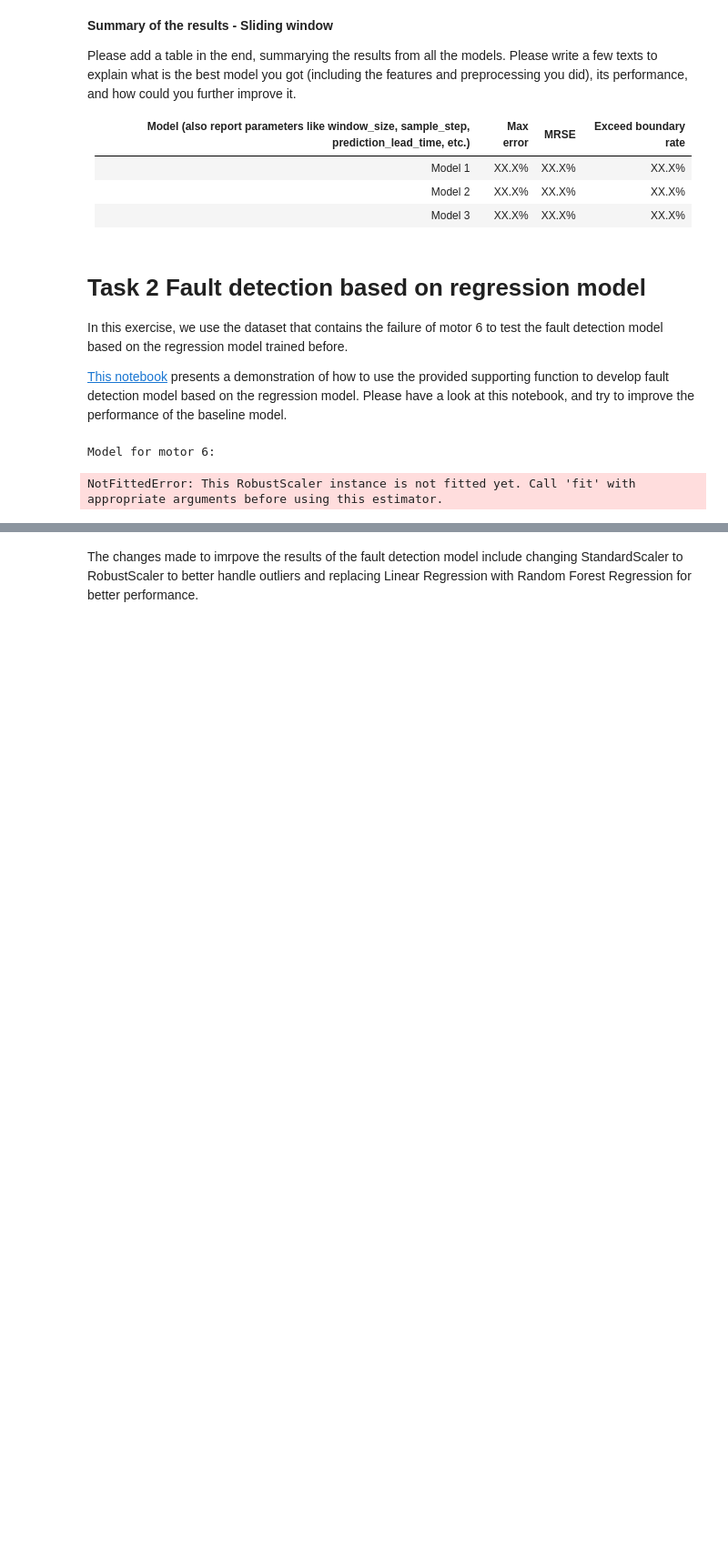
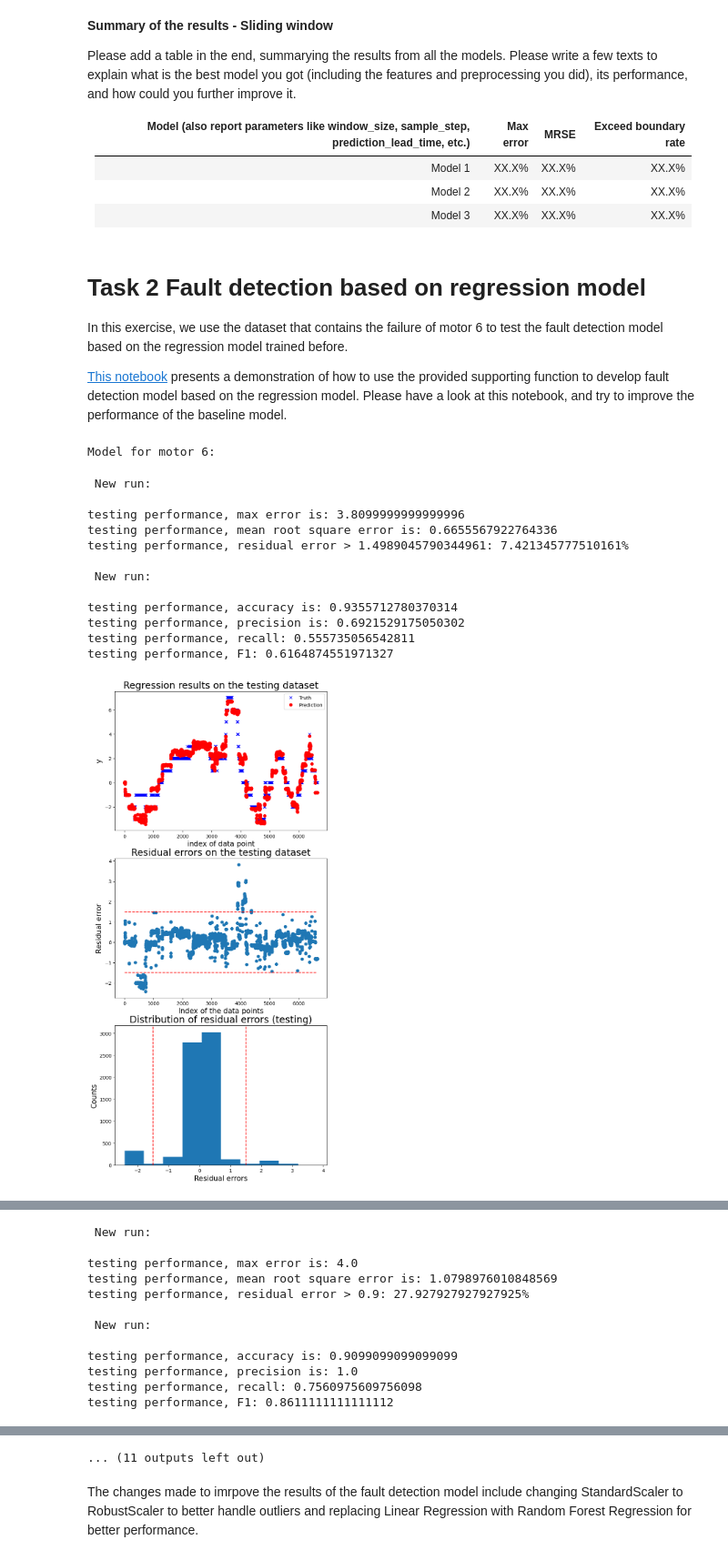
Before and after one commit to MerseSzalai/Group_3, a Jupyter notebook: projects/maintenance_industry_4_2024/ws_group_3/deliverables/WP_3_20240521/TD_WP_3_Complete.ipynb, the cells around one changed output, grey strips where cells are left out. Shown at 91% size. Saved outputs shown, nothing was run; the diff lists cells and outputs as text; code cells hidden in the pictures; blank space fills up the shorter version.

```diff
--- a/projects/maintenance_industry_4_2024/ws_group_3/deliverables/WP_3_20240521/TD_WP_3_Complete.ipynb
+++ b/projects/maintenance_industry_4_2024/ws_group_3/deliverables/WP_3_20240521/TD_WP_3_Complete.ipynb
@@ -527,8 +526,9 @@ In this exercise, we use the dataset that contains the failure of motor 6 to tes
 import numpy as np
 import pandas as pd
 from sklearn.pipeline import Pipeline
-from sklearn.preprocessing import RobustScaler
+from sklearn.preprocessing import RobustScaler, StandardScaler
 from sklearn.ensemble import RandomForestRegressor
+from sklearn.linear_model import LinearRegression
 from sklearn.model_selection import TimeSeriesSplit, cross_val_score, GridSearchCV
 from utility import read_all_test_data_from_path, extract_selected_feature, prepare_sliding_window, FaultDetectReg
 
@@ -614,6 +614,8 @@ steps = [
 # Create the pipeline
 mdl_linear_regreession = Pipeline(steps)
 
+mdl = mdl_linear_regreession.fit(x_tr, y_temp_tr)
+
 # Hyperparameter tuning
 param_grid = {
     'regressor__n_estimators': [50, 100, 200],
@@ -630,31 +632,43 @@ test_id = [
     '20240425_094425',
     '20240426_140055',
     '20240503_163963',
     '20240503_164675',
     '20240503_165189'
 ]
 df_test = df_data[df_data['test_condition'].isin(test_id)]
 
 # Define the fault detector.
 detector_reg = FaultDetectReg(reg_mdl=mdl_linear_regreession, threshold=threshold, abnormal_limit=abnormal_limit, window_size=window_size, sample_step=sample_step, pred_lead_time=prediction_lead_time)
 
 # # Run cross validation
 n_fold = 7
 _, y_label_test_org = extract_selected_feature(df_data=df_test, feature_list=feature_list_all, motor_idx=6, mdl_type='clf')
 x_test_org, y_temp_test_org = extract_selected_feature(df_data=df_test, feature_list=feature_list_all, motor_idx=6, mdl_type='reg')
 
 motor_idx = 6
 print(f'Model for motor {motor_idx}:')
 # Run cross validation.
 df_perf = detector_reg.run_cross_val(df_x=x_test_org, y_label=y_label_test_org, y_response=y_temp_test_org,
                                         n_fold=n_fold)
 print(df_perf)
 print('\n')
 # Print the mean performance and standard error.
 print('Mean performance metric and standard error:')
 for name, metric, error in zip(df_perf.columns, df_perf.mean(), df_perf.std()):
     print(f'{name}: {metric:.4f} +- {error:.4f}')
 print('\n')
 # %% [output]
 Model for motor 6:
-NotFittedError: This RobustScaler instance is not fitted yet. Call 'fit' with appropriate arguments before using this estimator.
+ New run:
+
+testing performance, max error is: 3.8099999999999996
+testing performance, mean root square error is: 0.6655567922764336
+testing performance, residual error > 1.4989045790344961: 7.421345777510161%
+
+ New run:
+
+testing performance, accuracy is: 0.9355712780370314
+testing performance, precision is: 0.6921529175050302
+testing performance, recall: 0.555735056542811
+testing performance, F1: 0.6164874551971327
+[figure, added]
@@ -660,0 +676,12 @@ NotFittedError: This RobustScaler instance is not fitted yet. Call 'fit' with ap
+ New run:
+
+testing performance, max error is: 4.0
+testing performance, mean root square error is: 1.0798976010848569
+testing performance, residual error > 0.9: 27.927927927927925%
+
+ New run:
+
+testing performance, accuracy is: 0.9099099099099099
+testing performance, precision is: 1.0
+testing performance, recall: 0.7560975609756098
+testing performance, F1: 0.8611111111111112
@@ -661,3 +717,4 @@ NotFittedError: This RobustScaler instance is not fitted yet. Call 'fit' with ap
+... (11 outputs left out)
 # %% [markdown]
 The changes made to imrpove the results of the fault detection model include changing StandardScaler to RobustScaler to better handle outliers and replacing Linear Regression with Random Forest Regression for better performance.
 # %% [markdown]
```
Also changed, not shown: parts of 3 cells of this notebook.
